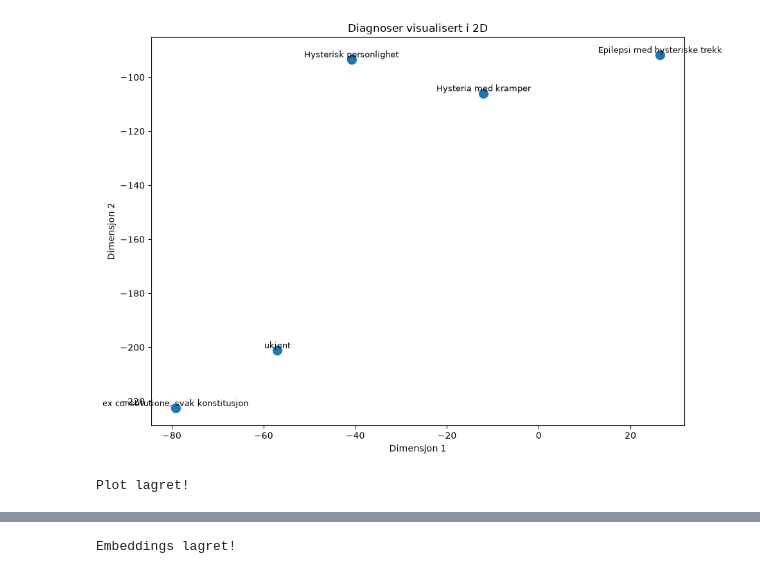
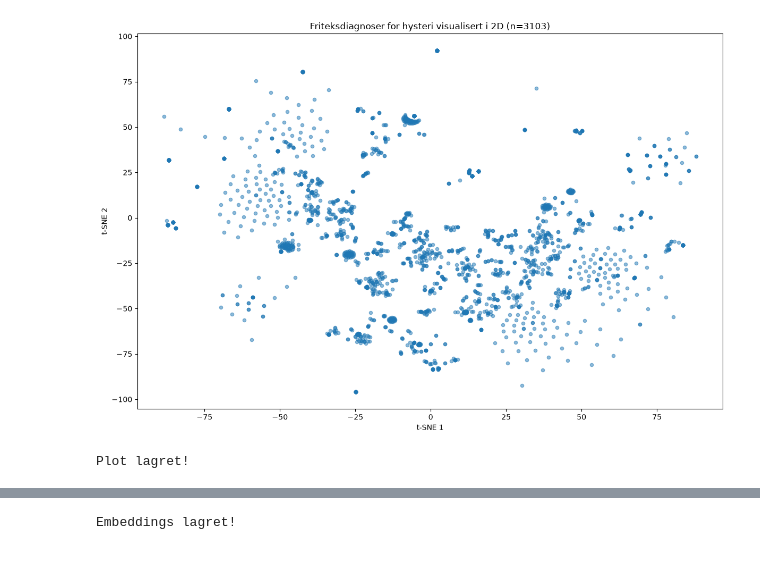
Before and after one commit to ginhel-nha/IT6117---project, a Jupyter notebook: notebooks/02_explore.ipynb, the cells around one changed output, grey strips where cells are left out. Saved outputs shown, nothing was run; the diff lists cells and outputs as text; code cells hidden in the pictures.

```diff
--- a/notebooks/02_explore.ipynb
+++ b/notebooks/02_explore.ipynb
@@ -42,27 +38,22 @@ Embeddings laget: (5, 384)
 # %%
 # Reduser fra 384 dimensjoner til 2 (for å kunne plotte)
 # Med så lite data bruker vi perplexity=2
-tsne = TSNE(n_components=2, random_state=42, perplexity=2)
+tsne = TSNE(n_components=2, random_state=42, perplexity=15)
 coords = tsne.fit_transform(embeddings)
 
 # Plot
-fig, ax = plt.subplots(figsize=(10, 7))
+fig, ax = plt.subplots(figsize=(12, 8))
 
-ax.scatter(coords[:, 0], coords[:, 1], s=100)
+ax.scatter(coords[:, 0], coords[:, 1], s=20, alpha=0.5)
 
-# Legg til diagnosetekst ved siden av hver prikk
-for i, row in df.iterrows():
-    ax.annotate(row["diagnosis"], (coords[i, 0], coords[i, 1]),
-                fontsize=9, ha="center", va="bottom")
-
-ax.set_title("Diagnoser visualisert i 2D")
-ax.set_xlabel("Dimensjon 1")
-ax.set_ylabel("Dimensjon 2")
+ax.set_title("Friteksdiagnoser for hysteri visualisert i 2D (n=3103)")
+ax.set_xlabel("t-SNE 1")
+ax.set_ylabel("t-SNE 2")
 plt.tight_layout()
 plt.savefig("../results/diagnose_kart.png", dpi=150)
 plt.show()
 
 print("Plot lagret!")
 # %% [output]
-[figure, old version]
+[figure, new version]
 Plot lagret!
```
Also changed, not shown: parts of 6 cells of this notebook, 1 other file.
